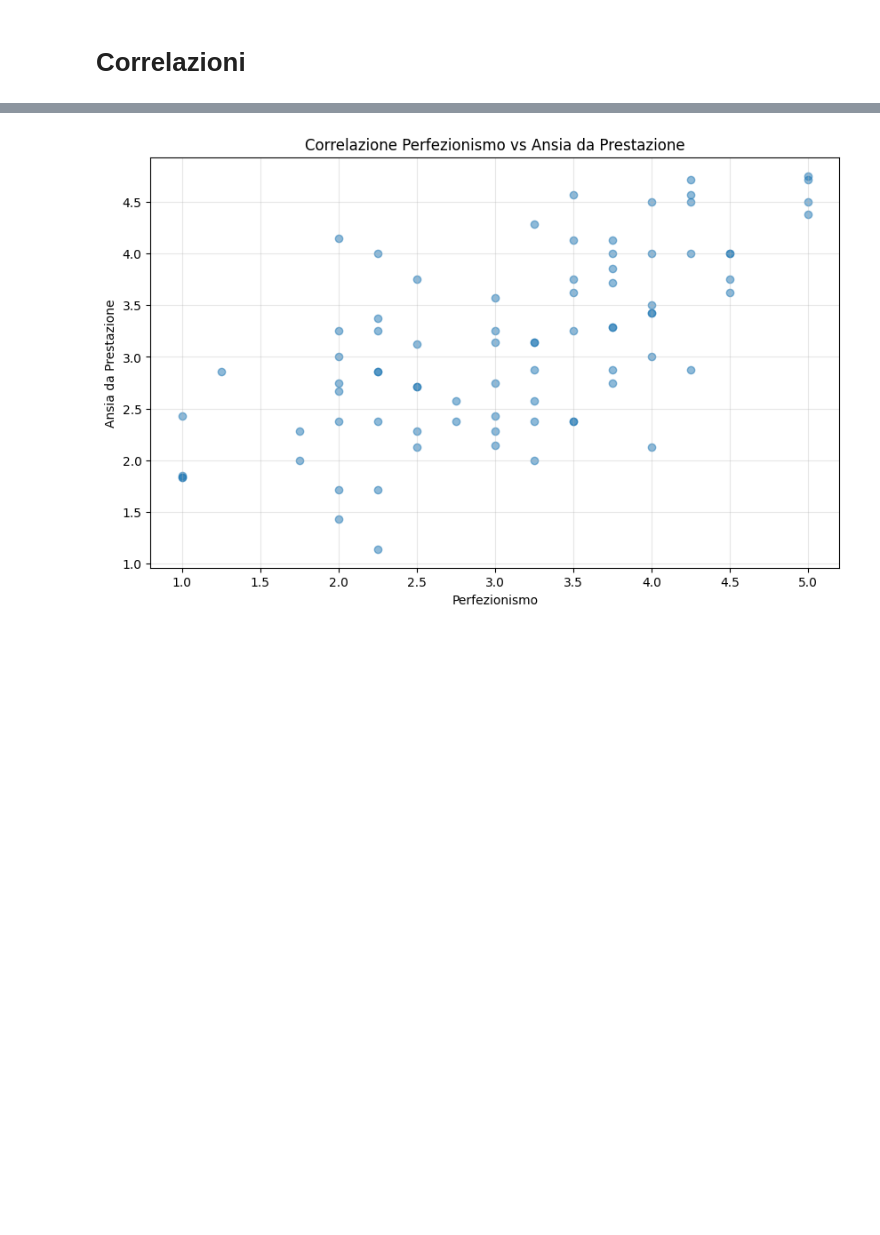
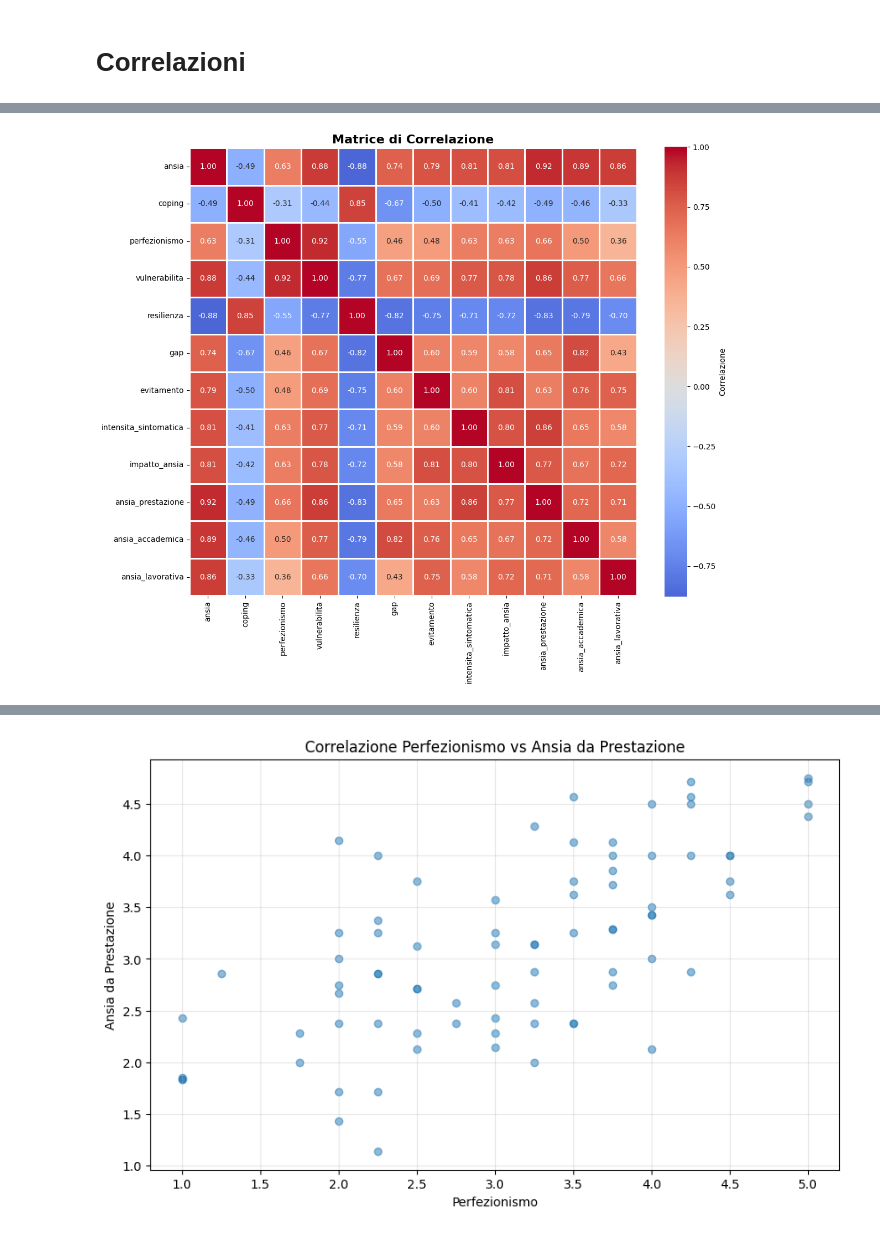
Before and after one commit to gaiacassinelli1/Project-Work, a Jupyter notebook: notebook/regressioni.ipynb, the cells around one changed output, grey strips where cells are left out. Drawn from its saved outputs; the diff is of its cells as text; code cells hidden in the pictures; blank space fills up the shorter version.

```diff
--- a/notebook/regressioni.ipynb
+++ b/notebook/regressioni.ipynb
@@ -106,0 +109,13 @@ plt.xticks(rotation=45)
+# %%
+# Variabili da analizzare
+vars_to_analyze = [
+    'ansia', 'coping', 'perfezionismo', 'vulnerabilita',
+    'resilienza', 'gap', 'evitamento', 'intensita_sintomatica',
+    'impatto_ansia', 'ansia_prestazione', 'ansia_accademica',
+    'ansia_lavorativa'
+]
+
+# Filtra solo le colonne che esistono
+vars_available = [v for v in vars_to_analyze if v in df.columns]
+print(f"Variabili disponibili: {len(vars_available)}/{len(vars_to_analyze)}")
+print(vars_available)
@@ -106,0 +125,6 @@ plt.xticks(rotation=45)
+# %%
+# Matrice di correlazione
+corr_matrix = df[vars_available].corr(method='pearson')
+
+print(f"\nMatrice di correlazione {corr_matrix.shape}:")
+print(corr_matrix.round(3))
@@ -106,0 +149,11 @@ plt.xticks(rotation=45)
+# %%
+import seaborn as sns
+
+plt.figure(figsize=(12, 10))
+sns.heatmap(corr_matrix, annot=True, cmap='coolwarm', center=0,
+            fmt='.2f', square=True, linewidths=1, cbar_kws={'label': 'Correlazione'})
+plt.title('Matrice di Correlazione', fontsize=16, fontweight='bold')
+plt.tight_layout()
+plt.show()
+# %% [output]
+[figure, added]
```
Also changed, not shown: parts of 7 cells of this notebook, 2 other files.
